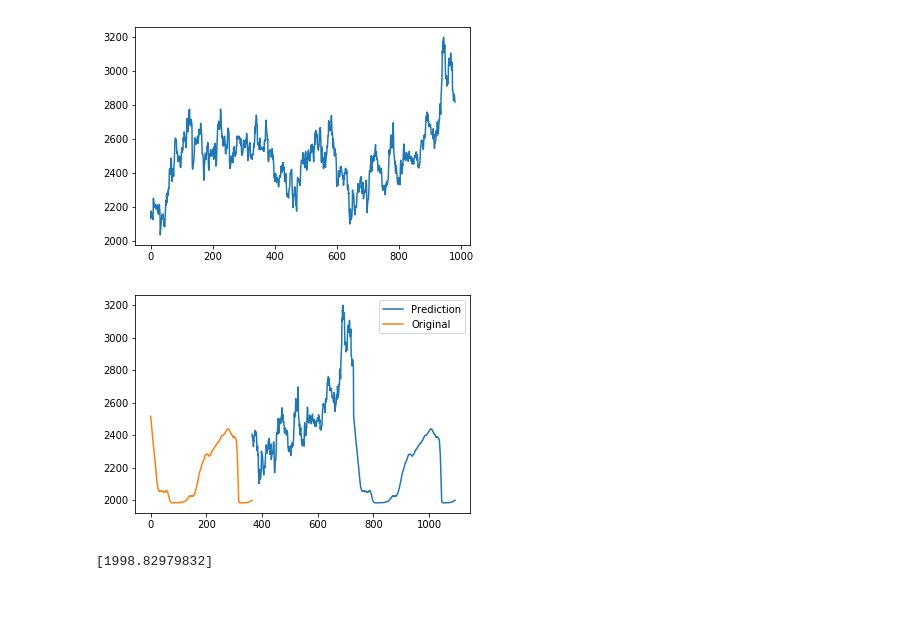
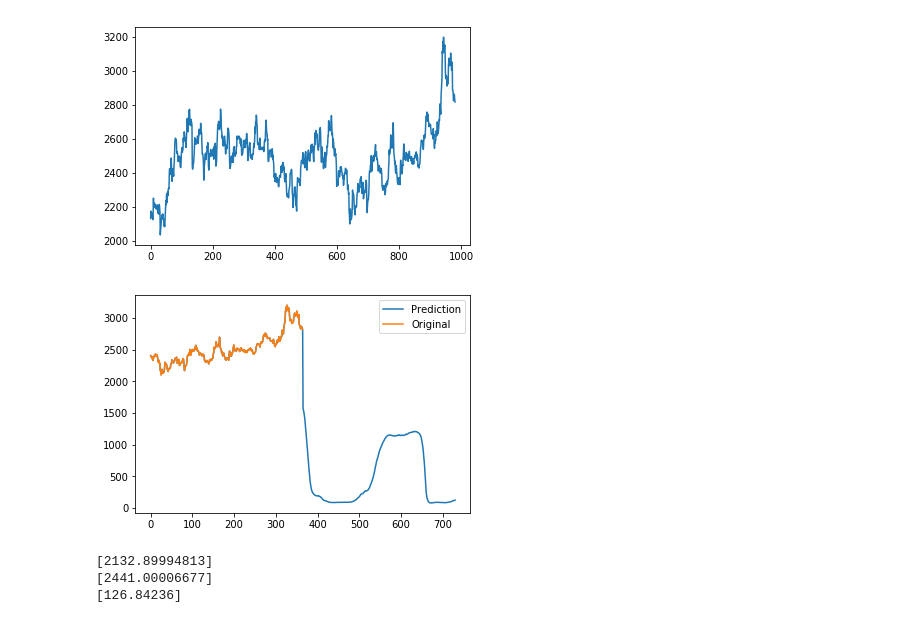
Before and after one commit to avinashshenoy97/myquity, a Jupyter notebook: iPython Notebooks/Deep LSTM.ipynb, the cells around one changed output. Saved outputs shown, nothing was run; the diff lists cells and outputs as text; code cells hidden in the pictures.

Commit message:
Fixed normalisation and added predictions

```diff
--- a/iPython Notebooks/Deep LSTM.ipynb
+++ b/iPython Notebooks/Deep LSTM.ipynb
@@ -145,7 +147,7 @@ plt.show()
 batchSize = 365
 end = False
 plt.plot(train_y, label='orig')
-orig = scaler.fit_transform(train_y)
+orig = scaler.transform(train_y)
 orig.reshape(orig.shape[0])
 for i in range(0, len(train_y)+1, batchSize):
     o = orig[i:i+look_back]
@@ -176,7 +178,7 @@ plt.show()
 batchSize = 365
 end = False
 plt.plot(test_y, label='orig')
-orig = scaler.fit_transform(test_y)
+orig = scaler.transform(test_y)
 orig.reshape(orig.shape[0])
 for i in range(0, len(test_y)+1, batchSize):
     o = orig[i:i+look_back]
@@ -209,29 +211,34 @@ plt.show()
 # %% [output]
 [figure]
 # %%
-orig = scaler.fit_transform(test_y)
+import copy
+orig = scaler.transform(test_y)
 o = orig[-365:]
 p = list(o[:])
 for i in range(365):
     p.append(model.predict(o.reshape((1, 1, look_back)))[0])
             #print(o.reshape((1, 1, look_back)))
 #        except:
             #end = True
 #            break
     o = list(o[1:])
     o.append(p[-1])
     o = np.array(o)
 p = scaler.inverse_transform(p)
-plt.plot(range(i, i+len(p)), p, label='Prediction')
+plt.plot(range(len(p)), p, label='Prediction')
 
-o = scaler.inverse_transform(o)
+o = scaler.inverse_transform(orig[-365:])
 plt.plot(o, label='Original')
 plt.legend()
 plt.savefig('next' + input_file.split('/')[-1].split('.')[0] + '.png', format='png')
 plt.show()
 # %% [output]
-[figure, old version]
+[figure, new version]
 # %%
+print(p[30])
+print(p[120])
 print(p[-1])
 # %% [output]
-[1998.82979832]
+[2132.89994813]
+[2441.00006677]
+[126.84236]
```
Also changed, not shown: parts of 2 cells of this notebook, 8 other files.
